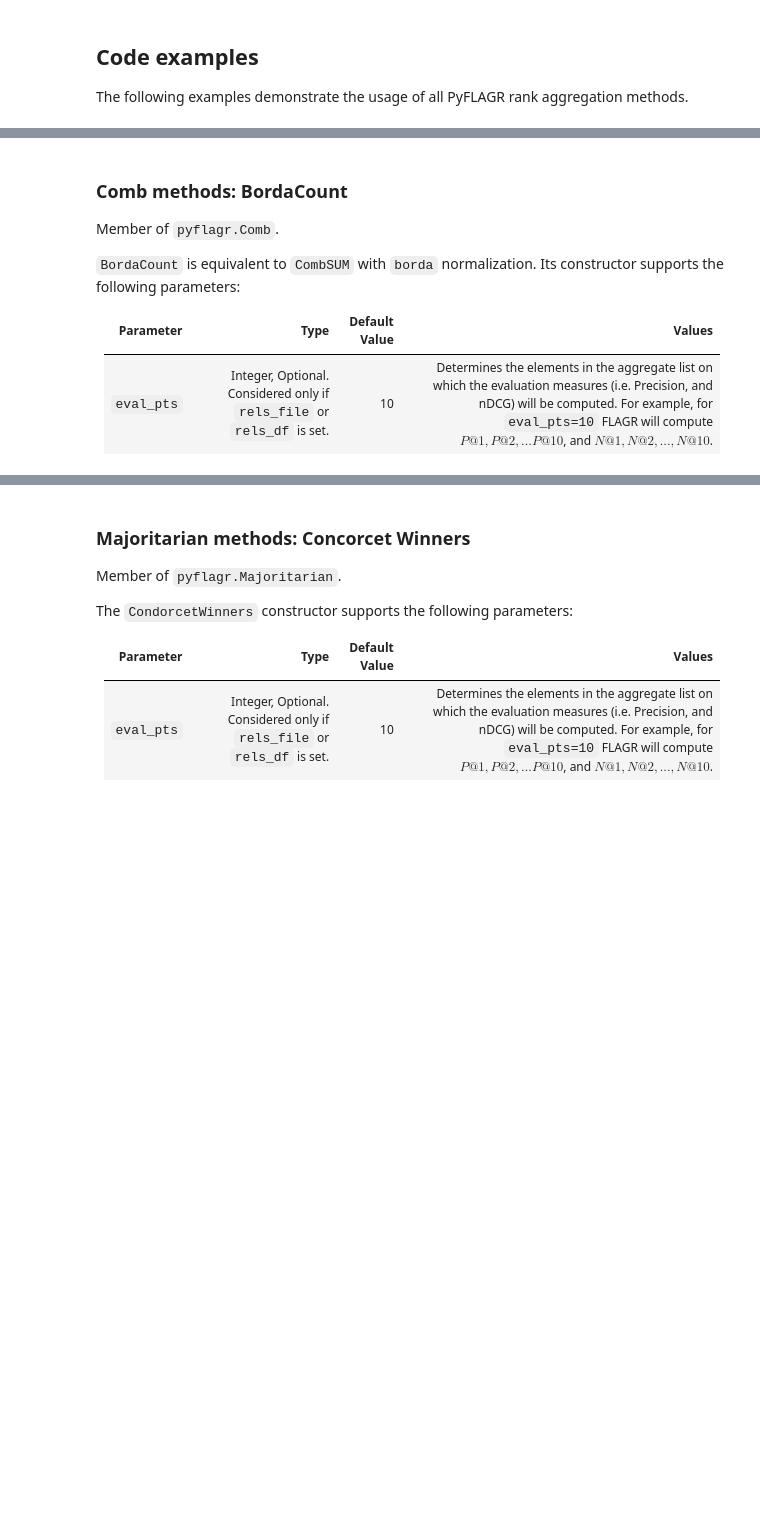
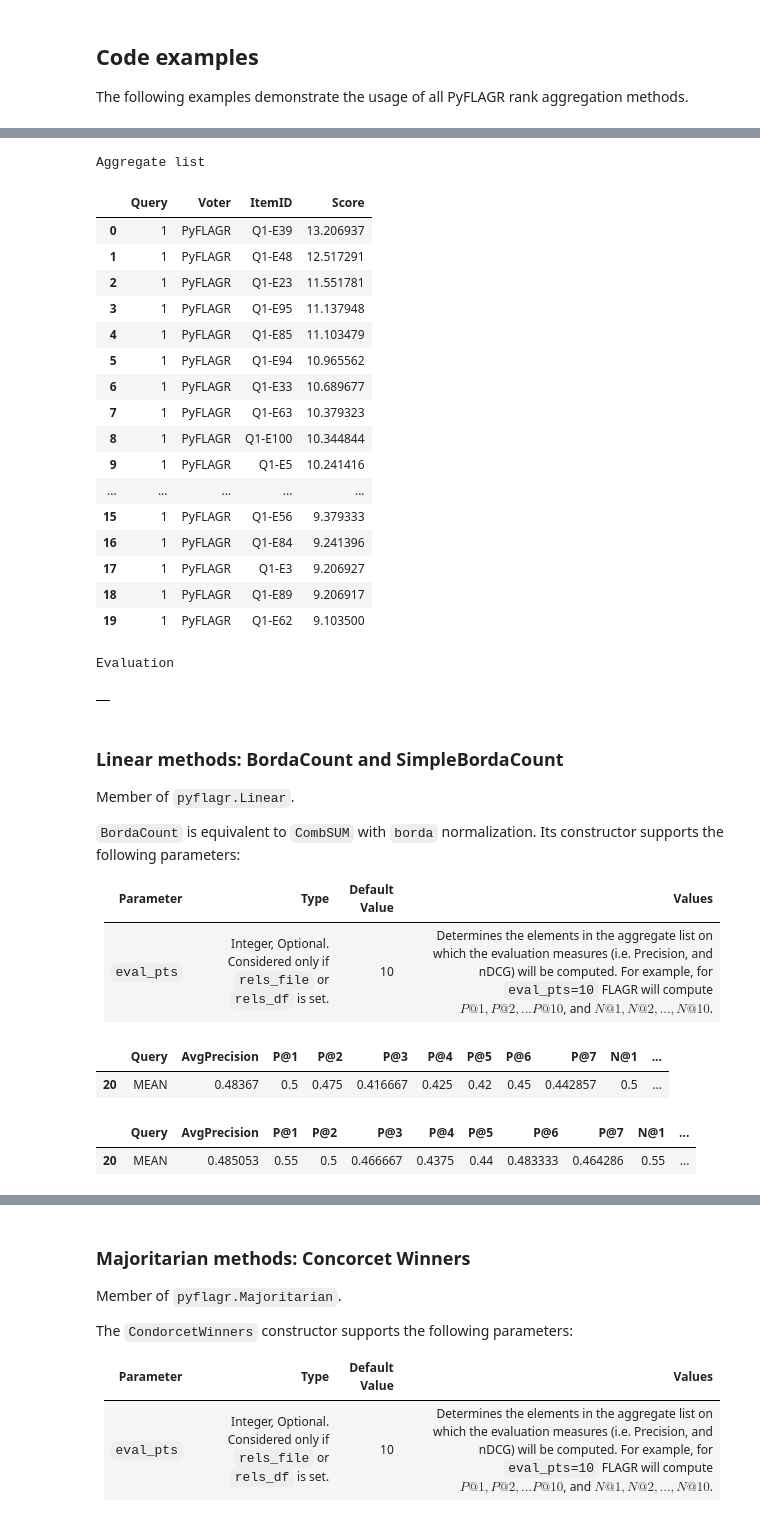
Before and after one commit to lakritidis/FLAGR, a Jupyter notebook: README.ipynb, the cells around one changed output, grey strips where cells are left out. Cells and saved outputs as stored; diff of their text form; code cells hidden in the pictures; blank space fills up the shorter version.

```diff
--- a/README.ipynb
+++ b/README.ipynb
@@ -138,16 +133,37 @@ Error! Input file does not exist
 # %%
-csum = SCORE_BASED.CombSUM(norm='rank')
+csum = Linear.CombSUM(norm='score')
 
 # In this case, rels_file has NOT been specified, so PyFLAGR returns two dataframes,
 # * df_out contains the aggregate list produced by the selected algorithm
 # * df_eval is blank
 df_out, df_eval = csum.aggregate(input_file=lists)
 
-df_eval.head(10)
+display_side_by_side(df_out.head(20), df_eval, titles=['Aggregate list','Evaluation'])
+# %% [output]
+Aggregate list
+|  | Query | Voter | ItemID | Score |
+| 0 | 1 | PyFLAGR | Q1-E39 | 13.206937 |
+| 1 | 1 | PyFLAGR | Q1-E48 | 12.517291 |
+| 2 | 1 | PyFLAGR | Q1-E23 | 11.551781 |
+| 3 | 1 | PyFLAGR | Q1-E95 | 11.137948 |
+| 4 | 1 | PyFLAGR | Q1-E85 | 11.103479 |
+| 5 | 1 | PyFLAGR | Q1-E94 | 10.965562 |
+| 6 | 1 | PyFLAGR | Q1-E33 | 10.689677 |
+| 7 | 1 | PyFLAGR | Q1-E63 | 10.379323 |
+| 8 | 1 | PyFLAGR | Q1-E100 | 10.344844 |
+| 9 | 1 | PyFLAGR | Q1-E5 | 10.241416 |
+| ... | ... | ... | ... | ... |
+| 15 | 1 | PyFLAGR | Q1-E56 | 9.379333 |
+| 16 | 1 | PyFLAGR | Q1-E84 | 9.241396 |
+| 17 | 1 | PyFLAGR | Q1-E3 | 9.206927 |
+| 18 | 1 | PyFLAGR | Q1-E89 | 9.206917 |
+| 19 | 1 | PyFLAGR | Q1-E62 | 9.103500 |
+Evaluation
+|  |
 # %% [markdown]
-### Comb methods: BordaCount
+### Linear methods: BordaCount and SimpleBordaCount
 
-Member of `pyflagr.Comb`.
+Member of `pyflagr.Linear`.
 
 `BordaCount` is equivalent to `CombSUM` with `borda` normalization. Its constructor supports the following parameters:
 
@@ -155,9 +171,20 @@ Member of `pyflagr.Comb`.
 | :------------- | :---------- | :--------------| :------|
 | `eval_pts` | Integer, Optional. Considered only if `rels_file` or `rels_df` is set. | 10 | Determines the elements in the aggregate list on which the evaluation measures (i.e. Precision, and nDCG) will be computed. For example, for `eval_pts=10` FLAGR will compute $P@1, P@2, ... P@10$, and $N@1, N@2, ..., N@10$. |
 # %%
-borda = SCORE_BASED.BordaCount()
+borda = Linear.BordaCount(eval_pts=7)
 
 df_out, df_eval = borda.aggregate(input_file=lists, rels_file=qrels)
 df_eval.tail(1)
+# %% [output]
+|  | Query | AvgPrecision | P@1 | P@2 | P@3 | P@4 | P@5 | P@6 | P@7 | N@1 | ... |
+| 20 | MEAN | 0.48367 | 0.5 | 0.475 | 0.416667 | 0.425 | 0.42 | 0.45 | 0.442857 | 0.5 | ... |
+# %%
+sborda = Linear.SimpleBordaCount(eval_pts=7)
+
+df_out, df_eval = sborda.aggregate(input_file=lists, rels_file=qrels)
+df_eval.tail(1)
+# %% [output]
+|  | Query | AvgPrecision | P@1 | P@2 | P@3 | P@4 | P@5 | P@6 | P@7 | N@1 | ... |
+| 20 | MEAN | 0.485053 | 0.55 | 0.5 | 0.466667 | 0.4375 | 0.44 | 0.483333 | 0.464286 | 0.55 | ... |
 # %%
 # Equivalent code for Borda Count: This one produces the same results as the previous code block
```
Also changed, not shown: parts of 24 cells of this notebook, 4 other files.
